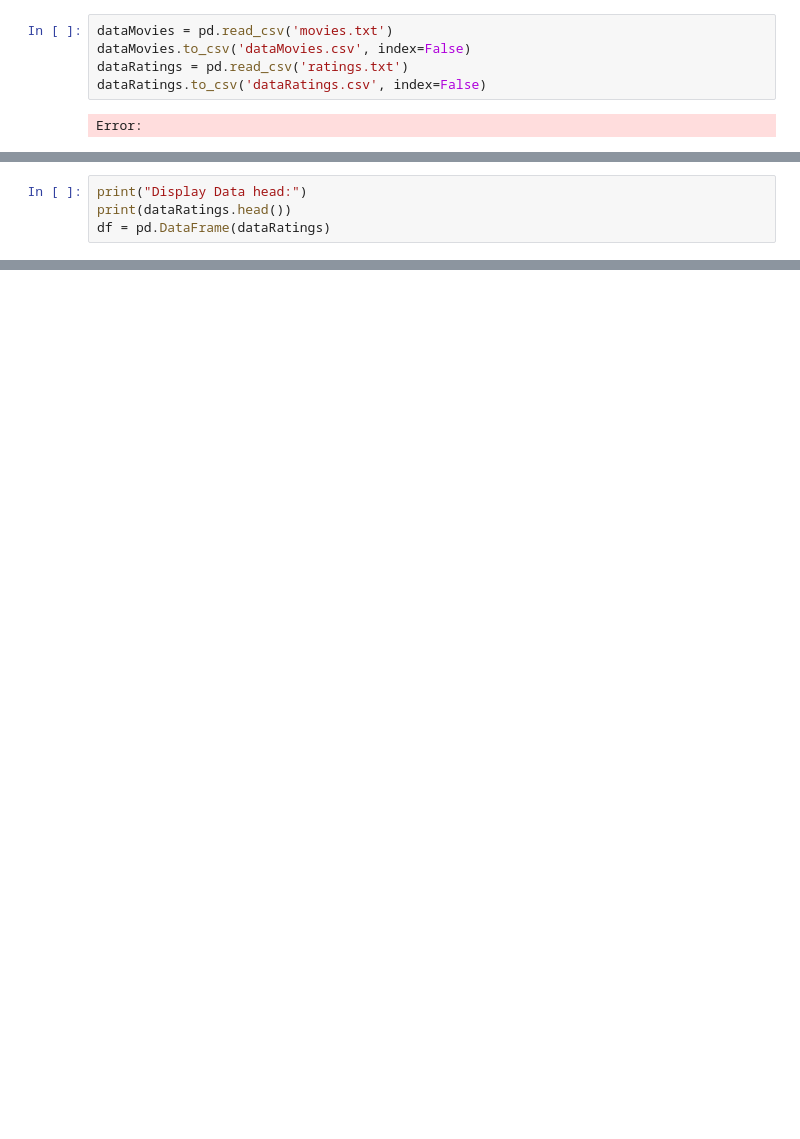
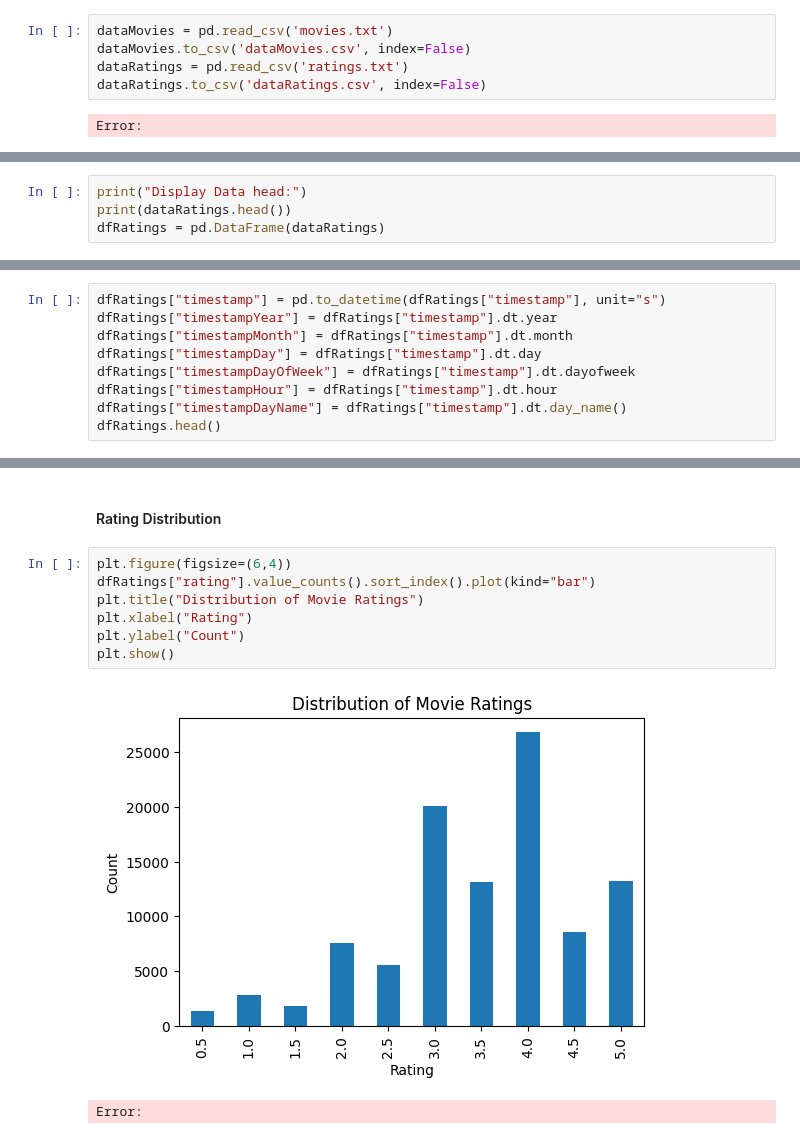
Before and after one commit to jishdewanjee/CapStone, a Jupyter notebook: CapStone8/MovieRecommendations.ipynb, the cells around one changed output, grey strips where cells are left out. Saved outputs shown, nothing was run; the diff lists cells and outputs as text; blank space fills up the shorter version.

```diff
--- a/CapStone8/MovieRecommendations.ipynb
+++ b/CapStone8/MovieRecommendations.ipynb
@@ -36,5 +56,5 @@ Error:
 # %%
 print("Display Data head:")
 print(dataRatings.head())
-df = pd.DataFrame(dataRatings)
+dfRatings = pd.DataFrame(dataRatings)
 # %% [output]
@@ -41,0 +136,9 @@ Error:
+# %%
+dfRatings["timestamp"] = pd.to_datetime(dfRatings["timestamp"], unit="s")
+dfRatings["timestampYear"] = dfRatings["timestamp"].dt.year
+dfRatings["timestampMonth"] = dfRatings["timestamp"].dt.month
+dfRatings["timestampDay"] = dfRatings["timestamp"].dt.day
+dfRatings["timestampDayOfWeek"] = dfRatings["timestamp"].dt.dayofweek
+dfRatings["timestampHour"] = dfRatings["timestamp"].dt.hour
+dfRatings["timestampDayName"] = dfRatings["timestamp"].dt.day_name()
+dfRatings.head()
@@ -41,0 +153,12 @@ Error:
+# %% [markdown]
+#### Rating Distribution
+# %%
+plt.figure(figsize=(6,4))
+dfRatings["rating"].value_counts().sort_index().plot(kind="bar")
+plt.title("Distribution of Movie Ratings")
+plt.xlabel("Rating")
+plt.ylabel("Count")
+plt.show()
+# %% [output]
+[figure, added]
+Error:
```
Also changed, not shown: parts of 32 cells of this notebook.
